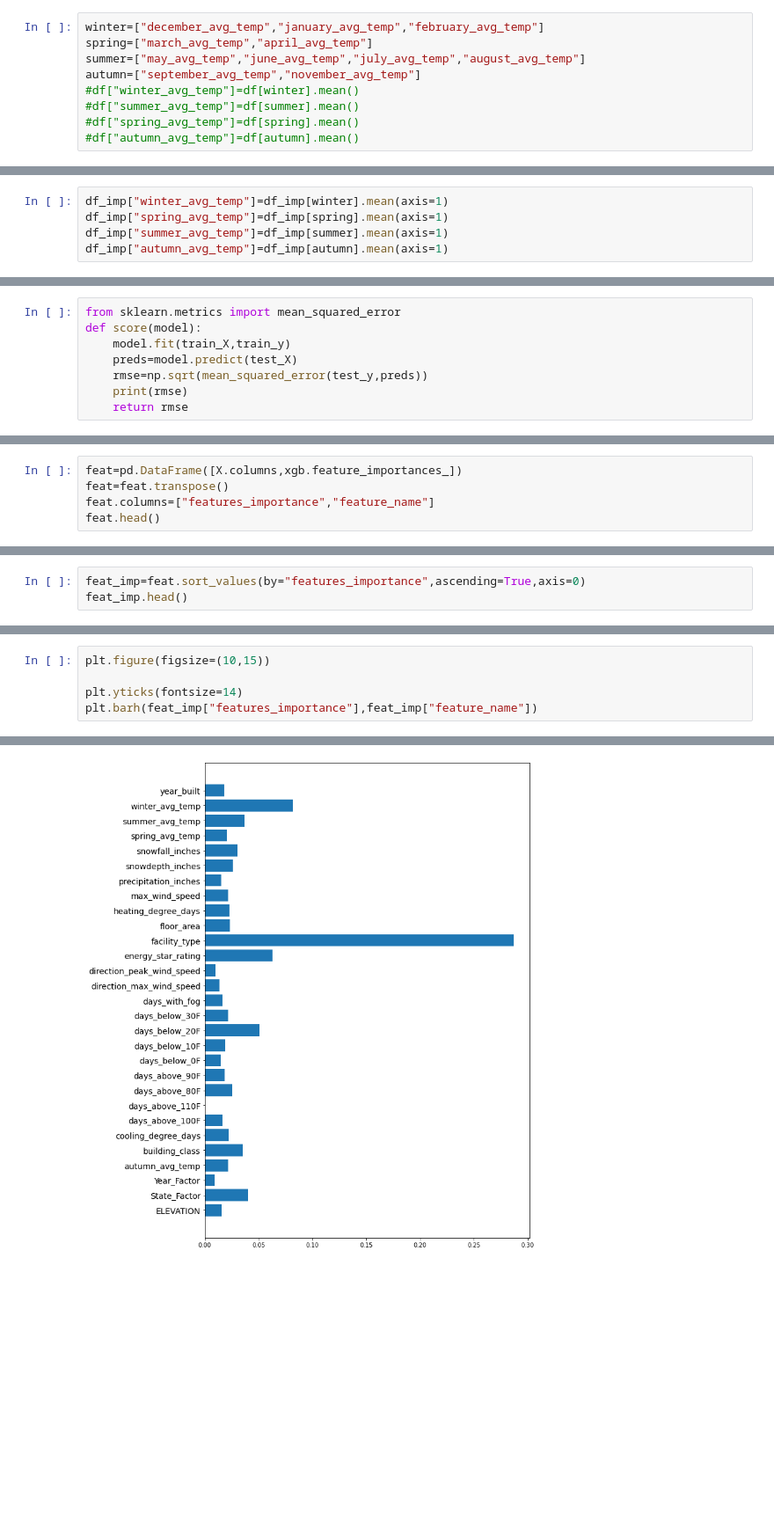
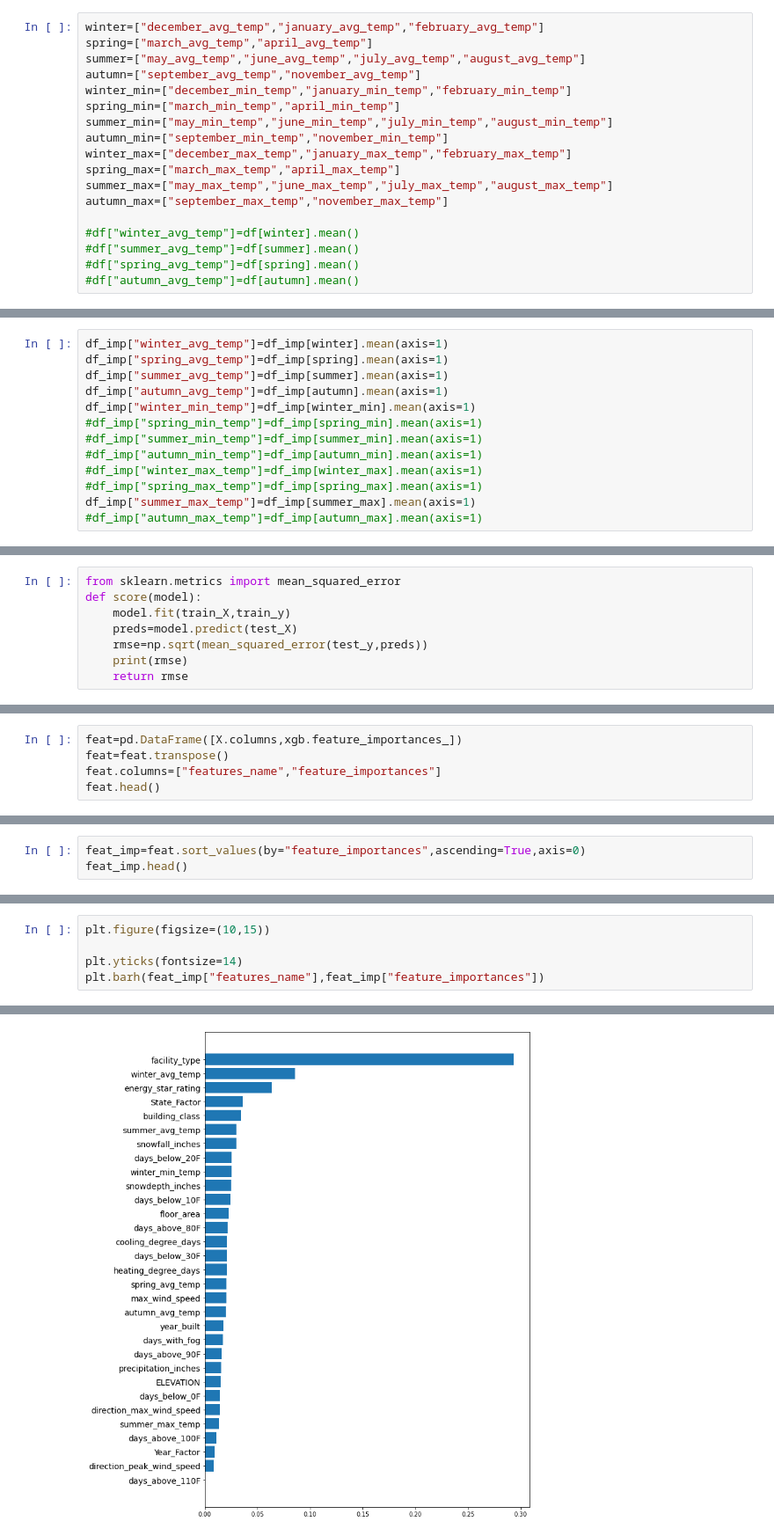
Before and after one commit to abdullahKalim/Site-Energy-Intensity-Prediction, a Jupyter notebook: Notebooks/Site_Energy_Intensity_Prediction.ipynb, the cells around one changed output, grey strips where cells are left out. Shown at 88% size. Drawn from its saved outputs; the diff is of its cells as text; blank space fills up the shorter version.

```diff
--- a/Notebooks/Site_Energy_Intensity_Prediction.ipynb
+++ b/Notebooks/Site_Energy_Intensity_Prediction.ipynb
@@ -192,6 +192,15 @@ winter=["december_avg_temp","january_avg_temp","february_avg_temp"]
 spring=["march_avg_temp","april_avg_temp"]
 summer=["may_avg_temp","june_avg_temp","july_avg_temp","august_avg_temp"]
 autumn=["september_avg_temp","november_avg_temp"]
+winter_min=["december_min_temp","january_min_temp","february_min_temp"]
+spring_min=["march_min_temp","april_min_temp"]
+summer_min=["may_min_temp","june_min_temp","july_min_temp","august_min_temp"]
+autumn_min=["september_min_temp","november_min_temp"]
+winter_max=["december_max_temp","january_max_temp","february_max_temp"]
+spring_max=["march_max_temp","april_max_temp"]
+summer_max=["may_max_temp","june_max_temp","july_max_temp","august_max_temp"]
+autumn_max=["september_max_temp","november_max_temp"]
+
 #df["winter_avg_temp"]=df[winter].mean()
 #df["summer_avg_temp"]=df[summer].mean()
 #df["spring_avg_temp"]=df[spring].mean()
@@ -319,5 +328,13 @@ df_imp["winter_avg_temp"]=df_imp[winter].mean(axis=1)
 df_imp["spring_avg_temp"]=df_imp[spring].mean(axis=1)
 df_imp["summer_avg_temp"]=df_imp[summer].mean(axis=1)
 df_imp["autumn_avg_temp"]=df_imp[autumn].mean(axis=1)
+df_imp["winter_min_temp"]=df_imp[winter_min].mean(axis=1)
+#df_imp["spring_min_temp"]=df_imp[spring_min].mean(axis=1)
+#df_imp["summer_min_temp"]=df_imp[summer_min].mean(axis=1)
+#df_imp["autumn_min_temp"]=df_imp[autumn_min].mean(axis=1)
+#df_imp["winter_max_temp"]=df_imp[winter_max].mean(axis=1)
+#df_imp["spring_max_temp"]=df_imp[spring_max].mean(axis=1)
+df_imp["summer_max_temp"]=df_imp[summer_max].mean(axis=1)
+#df_imp["autumn_max_temp"]=df_imp[autumn_max].mean(axis=1)
 # %%
 df_new=df_imp.drop(temp,axis=1)
@@ -366,6 +401,6 @@ train_X.head()
 # %%
 feat=pd.DataFrame([X.columns,xgb.feature_importances_])
 feat=feat.transpose()
-feat.columns=["features_importance","feature_name"]
+feat.columns=["features_name","feature_importances"]
 feat.head()
 # %% [output]
@@ -378,4 +413,4 @@ feat.head()
 # %%
-feat_imp=feat.sort_values(by="features_importance",ascending=True,axis=0)
+feat_imp=feat.sort_values(by="feature_importances",ascending=True,axis=0)
 feat_imp.head()
 # %% [output]
@@ -389,5 +424,5 @@ feat_imp.head()
 plt.figure(figsize=(10,15))
 
 plt.yticks(fontsize=14)
-plt.barh(feat_imp["features_importance"],feat_imp["feature_name"])
+plt.barh(feat_imp["features_name"],feat_imp["feature_importances"])
 # %% [output]
@@ -395 +430 @@ plt.barh(feat_imp["features_importance"],feat_imp["feature_name"])
-[figure, old version]
+[figure, new version]
```
Also changed, not shown: parts of 7 cells of this notebook.
